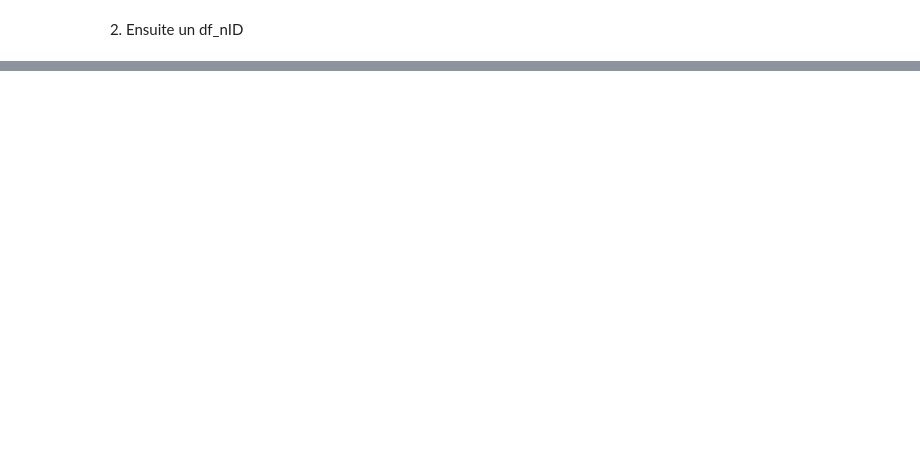
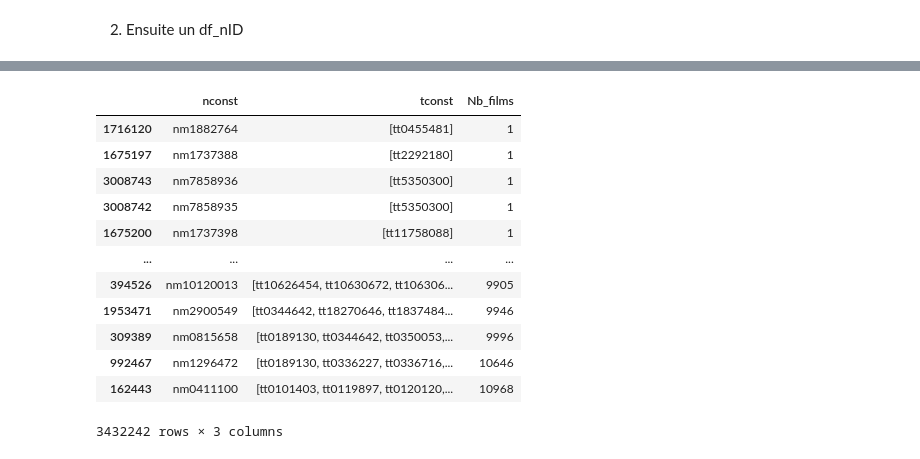
Before and after one commit to Garvoz/Alicine, a Jupyter notebook: merge_alors.ipynb, the cells around one changed output, grey strips where cells are left out. Saved outputs shown, nothing was run; the diff lists cells and outputs as text; code cells hidden in the pictures; blank space fills up the shorter version.

```diff
--- a/merge_alors.ipynb
+++ b/merge_alors.ipynb
@@ -84,2 +102,17 @@ df_tID.dropna()
 # %% [markdown]
 2. Ensuite un df_nID
+# %%
+#Tri de la table title basic pour avoir les tconst correspondant aux films
+df_tb_nconst = df_t_basics[df_t_basics['titleType'] == 'movie']
+df_tb_nconst = df_tb_nconst[['tconst']]
+df_tb_nconst = df_tb_nconst.reset_index()
+
+# Préparation table title principals avec seulement les acteurs
+df_t_principals_fusion = df_t_principals[(df_t_principals['category'] == 'actor') | (df_t_principals['category'] == 'actress')]
+df_t_principals_fusion = df_t_principals_fusion.drop('category', axis = 1)
+
+#Premier groupby tconst pour merge avec les tconst triés de title basics
+df_t_principals_fusion.groupby('tconst').agg(list).reset_index()
+
+#Premier merge par tconst
+df_nID = pd.merge(df_t_principals_fusion, df_tb_nconst, how = 'left', on = 'tconst')
@@ -86,3 +135,21 @@ df_tID.dropna()
+# %%
+df_t_principals_fusion['Nb_films'] = df_t_principals_fusion['tconst'].apply(lambda x : len(x))
+# %%
+df_t_principals_fusion.sort_values('Nb_films')
+# %% [output]
+|  | nconst | tconst | Nb_films |
+| 1716120 | nm1882764 | [tt0455481] | 1 |
+| 1675197 | nm1737388 | [tt2292180] | 1 |
+| 3008743 | nm7858936 | [tt5350300] | 1 |
+| 3008742 | nm7858935 | [tt5350300] | 1 |
+| 1675200 | nm1737398 | [tt11758088] | 1 |
+| ... | ... | ... | ... |
+| 394526 | nm10120013 | [tt10626454, tt10630672, tt106306... | 9905 |
+| 1953471 | nm2900549 | [tt0344642, tt18270646, tt1837484... | 9946 |
+| 309389 | nm0815658 | [tt0189130, tt0344642, tt0350053,... | 9996 |
+| 992467 | nm1296472 | [tt0189130, tt0336227, tt0336716,... | 10646 |
+| 162443 | nm0411100 | [tt0101403, tt0119897, tt0120120,... | 10968 |
+3432242 rows × 3 columns
 # %%
 df_tmdb_clean = df_tmdb[['imdb_id', 'budget', 'backdrop_path',  'homepage', 'overview', 'poster_path', 'popularity', 'tagline', 'vote_average', 'vote_count']]
 # %%
```
Also changed, not shown: parts of 5 cells of this notebook.
